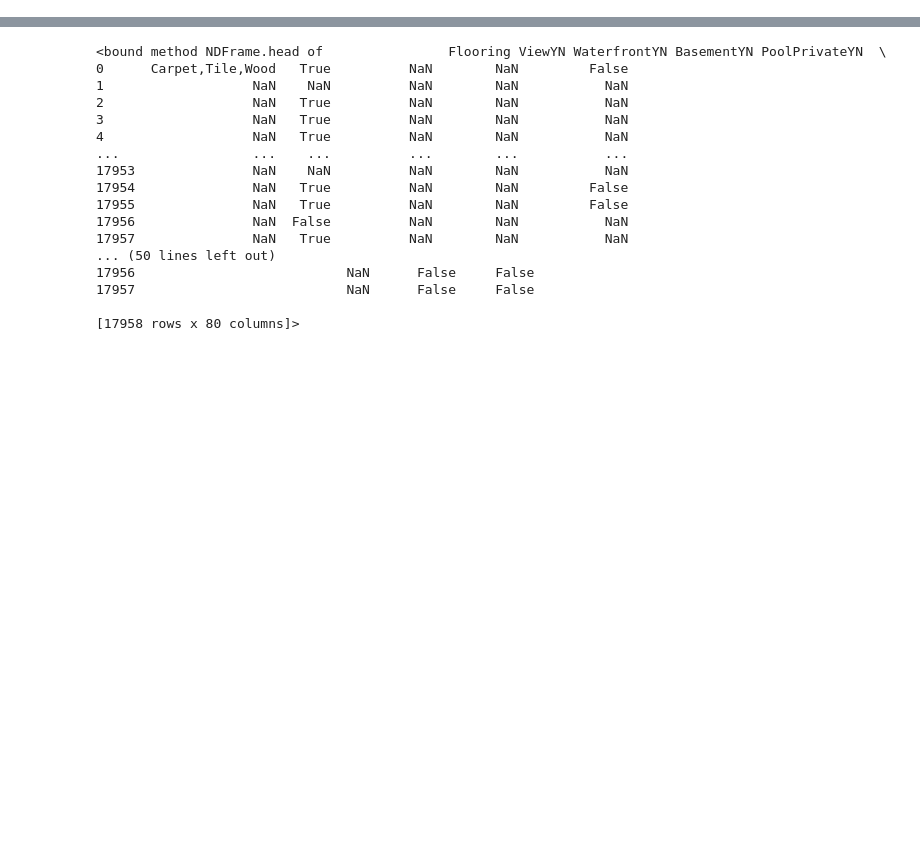
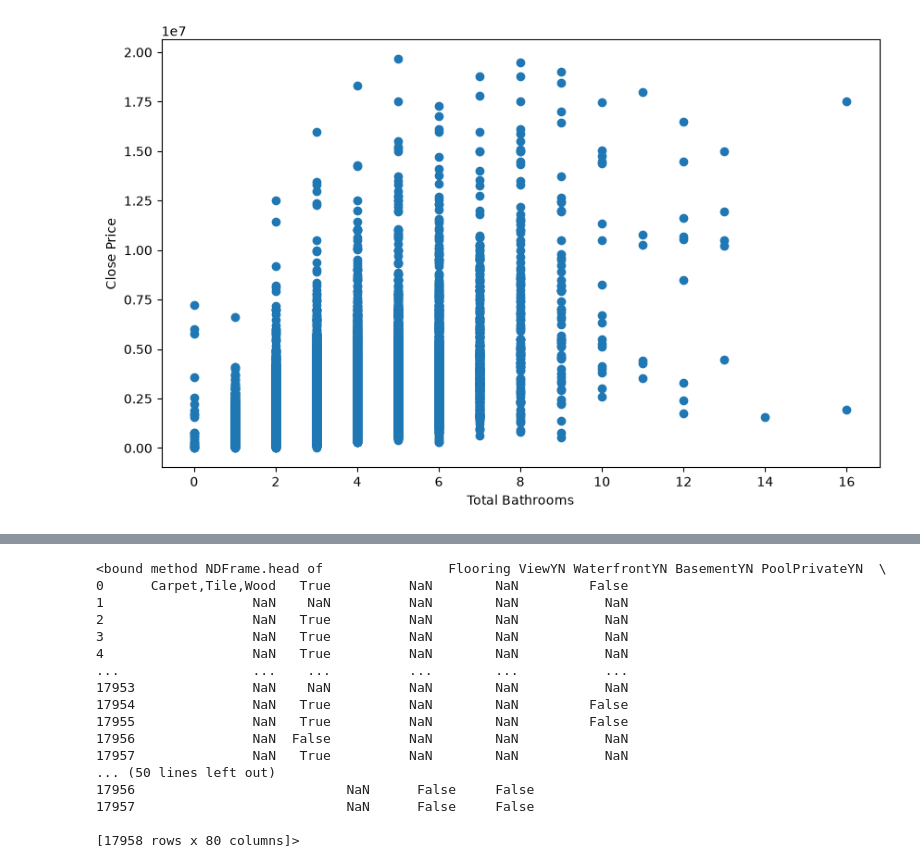
Before and after one commit to reeantran/IDX-Exchange-Data-Science, a Jupyter notebook: 01_exploration.ipynb, the cells around one changed output, grey strips where cells are left out. Cells and saved outputs as stored; diff of their text form; code cells hidden in the pictures; blank space fills up the shorter version.

```diff
--- a/01_exploration.ipynb
+++ b/01_exploration.ipynb
@@ -4,0 +50,8 @@ import matplotlib.pyplot as plt
+# %%
+plt.figure(figsize=(10, 6))
+plt.scatter(bathrooms_df, closePrice_df)
+plt.xlabel("Total Bathrooms")
+plt.ylabel("Close Price")
+plt.show()
+# %% [output]
+[figure, added]
```
Also changed, not shown: parts of 22 cells of this notebook.
